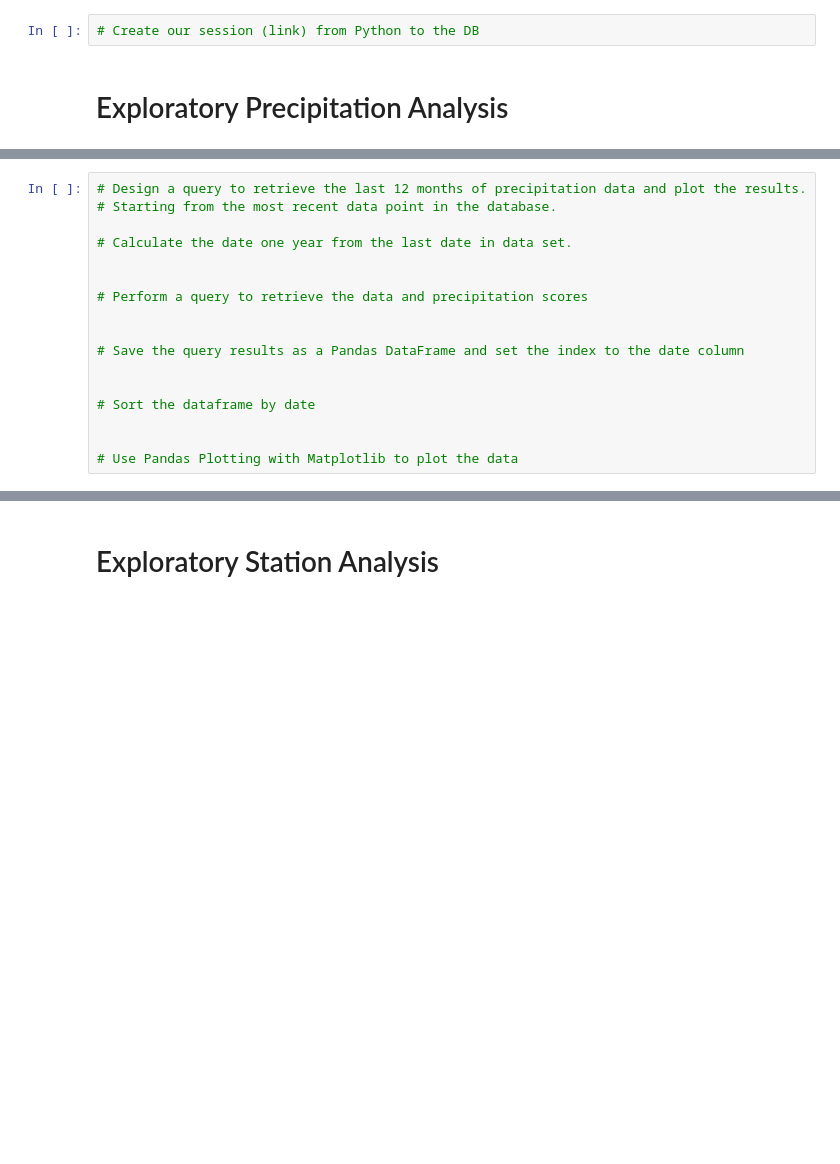
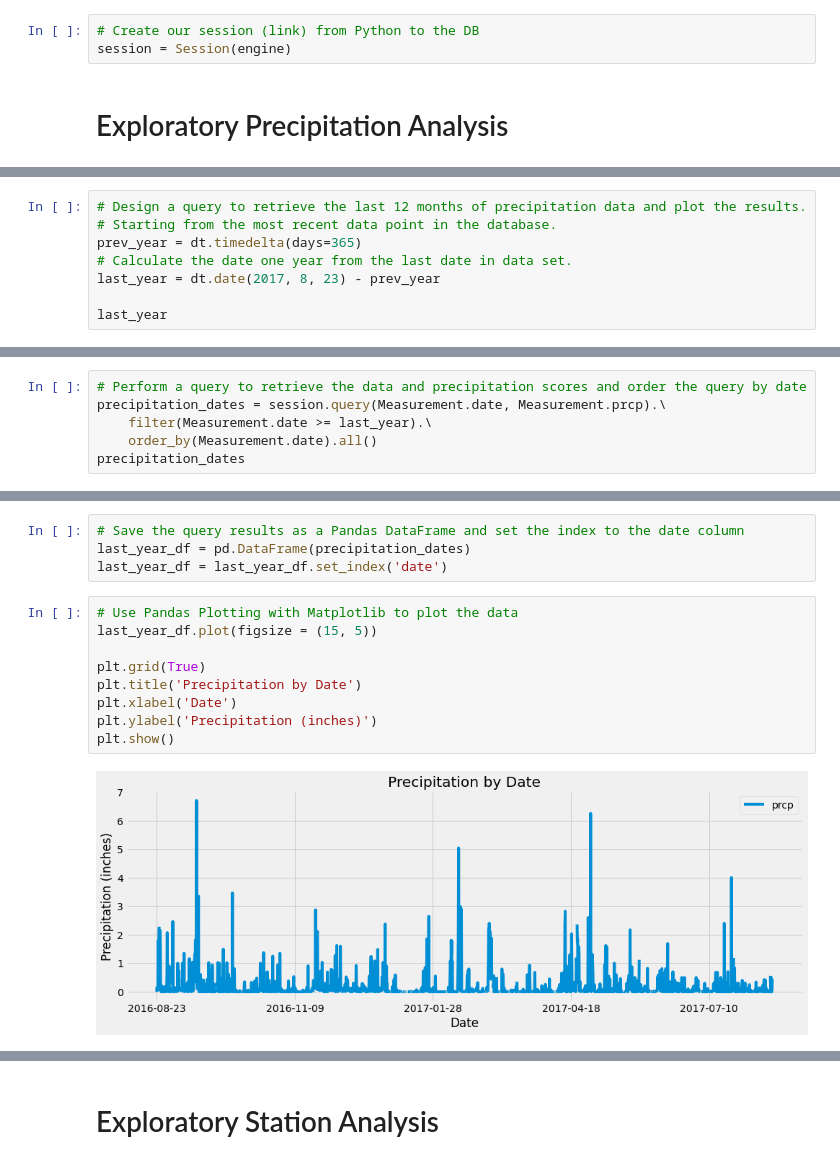
Before and after one commit to BrandonOverlie/sqlalchemy-challenge, a Jupyter notebook: climate_starter.ipynb, the cells around one changed output, grey strips where cells are left out. Saved outputs shown, nothing was run; the diff lists cells and outputs as text; blank space fills up the shorter version.

```diff
--- a/climate_starter.ipynb
+++ b/climate_starter.ipynb
@@ -33,5 +35,6 @@ Base.classes.keys()
 # %%
 # Create our session (link) from Python to the DB
+session = Session(engine)
 # %% [markdown]
 # Exploratory Precipitation Analysis
 # %%
@@ -39,17 +46,8 @@ Base.classes.keys()
 # %%
 # Design a query to retrieve the last 12 months of precipitation data and plot the results.
 # Starting from the most recent data point in the database.
+prev_year = dt.timedelta(days=365)
+# Calculate the date one year from the last date in data set.
+last_year = dt.date(2017, 8, 23) - prev_year
 
-# Calculate the date one year from the last date in data set.
-
-
-# Perform a query to retrieve the data and precipitation scores
-
-
-# Save the query results as a Pandas DataFrame and set the index to the date column
-
-
-# Sort the dataframe by date
-
-
-# Use Pandas Plotting with Matplotlib to plot the data
+last_year
@@ -55,0 +56,6 @@ Base.classes.keys()
+# %%
+# Perform a query to retrieve the data and precipitation scores and order the query by date
+precipitation_dates = session.query(Measurement.date, Measurement.prcp).\
+    filter(Measurement.date >= last_year).\
+    order_by(Measurement.date).all()
+precipitation_dates
@@ -56 +80,16 @@ Base.classes.keys()
+# %%
+# Save the query results as a Pandas DataFrame and set the index to the date column
+last_year_df = pd.DataFrame(precipitation_dates)
+last_year_df = last_year_df.set_index('date')
+# %%
+# Use Pandas Plotting with Matplotlib to plot the data
+last_year_df.plot(figsize = (15, 5))
+
+plt.grid(True)
+plt.title('Precipitation by Date')
+plt.xlabel('Date')
+plt.ylabel('Precipitation (inches)')
+plt.show()
+# %% [output]
+[figure, added]
 # %%
```
Also changed, not shown: parts of 14 cells of this notebook, 1 other file.
